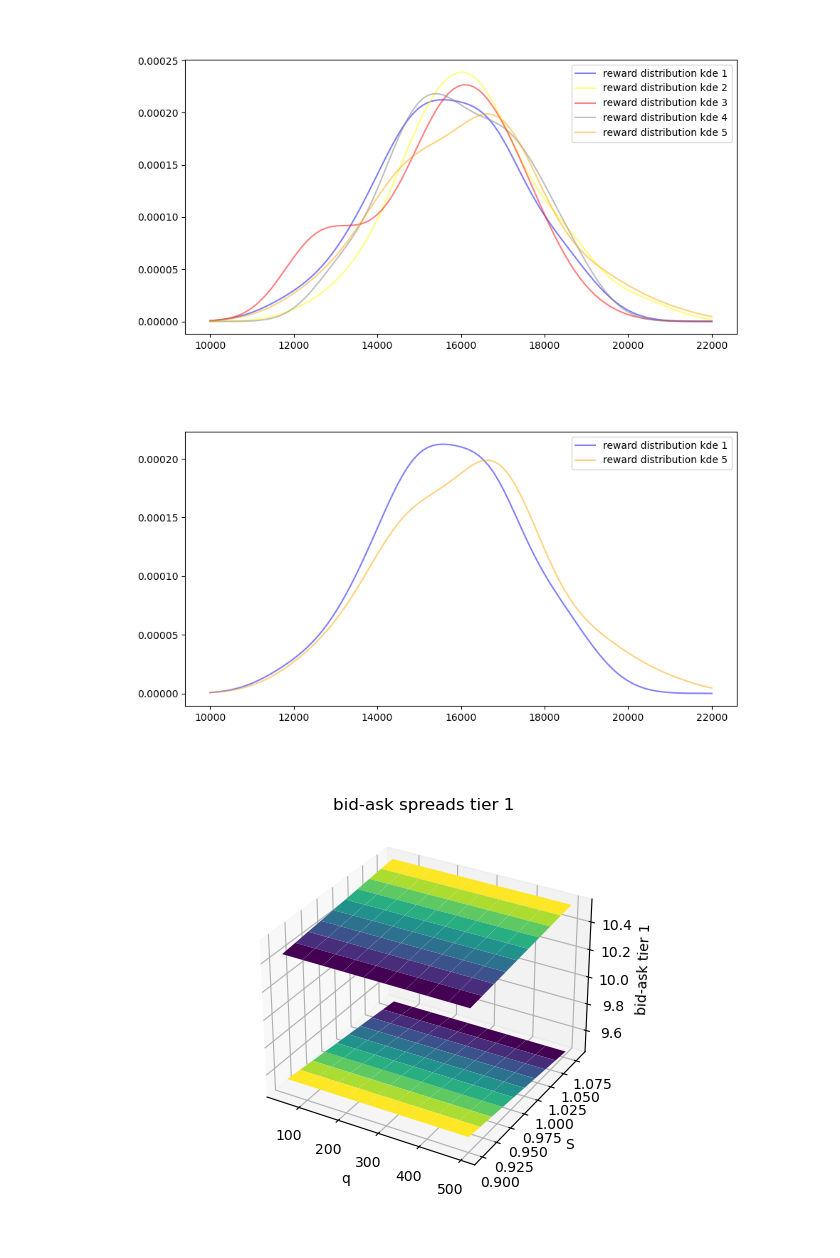
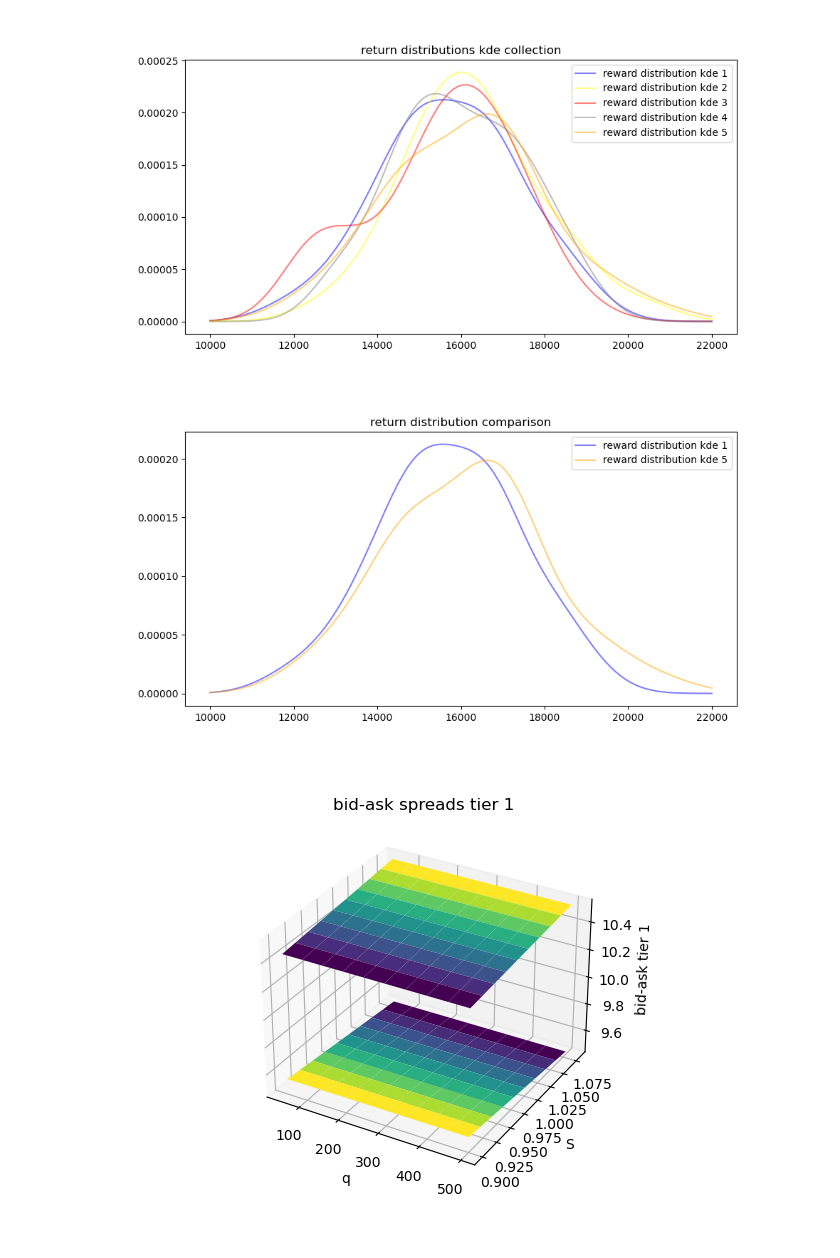
Before and after one commit to Zhou-spec/OTC_Marketing_Making, a Jupyter notebook: graph_policy_iteration.ipynb, the cells around one changed output. Drawn from its saved outputs; the diff is of its cells as text; code cells hidden in the pictures.

```diff
--- a/graph_policy_iteration.ipynb
+++ b/graph_policy_iteration.ipynb
@@ -12,9 +12,10 @@ for i in range(5):
     kde = gaussian_kde(reward_distribution[i])
     x = np.linspace(10000, 22000, 100)
     plt.figure(figsize=(10, 5))
+    plt.title('return distribution {}'.format(i + 1))
     plt.hist(reward_distribution[i], bins=20, density=True, label='reward distribution', edgecolor='black', alpha=0.5)
-    plt.plot(x, kde(x), label='reward distribution kde {}'.format(i), color='brown', alpha = 0.7)
+    plt.plot(x, kde(x), label='reward distribution kde', color='brown', alpha = 0.7)
     plt.legend()
-    #plt.savefig('reward_distribution.png')
+    plt.savefig('reward_distribution {}.png'.format(i))
     plt.show()
 # %% [output]
@@ -26,28 +27,29 @@ for i in range(5):
 # %%
 colors = ['blue', 'yellow', 'red', 'grey', 'orange']
 plt.figure(figsize=(10, 5))
+plt.title('return distributions kde collection')
 for i in range(5):
     kde = gaussian_kde(reward_distribution[i])
     x = np.linspace(10000, 22000, 100)
     plt.plot(x, kde(x), label='reward distribution kde {}'.format(i + 1), color = colors[i], alpha=0.5)
 plt.legend()
-#plt.savefig('reward_distribution.png')
+plt.savefig('reward_distribution_kde_collection.png')
 plt.show()
 # %% [output]
-[figure, old version]
+[figure, new version]
 # %%
 plt.figure(figsize=(10, 5))
-
+plt.title('return distribution comparison')
 kde1 = gaussian_kde(reward_distribution[0])
 kde2 = gaussian_kde(reward_distribution[4])
 x = np.linspace(10000, 22000, 100)
 plt.plot(x, kde1(x), label='reward distribution kde 1', color = 'blue', alpha=0.5)
 plt.plot(x, kde2(x), label='reward distribution kde 5', color = 'orange', alpha=0.5)
 plt.legend()
-#plt.savefig('reward_distribution.png')
+plt.savefig('reward_distribution_comparison.png')
 plt.show()
 # %% [output]
-[figure, old version]
+[figure, new version]
 # %%
 t_mat = [0, 0.1, 0.2, 0.3, 0.4, 0.5, 0.6, 0.7, 0.8, 0.9] #i
 S_mat = [0.9, 0.92, 0.94, 0.96, 0.98, 1, 1.02, 1.04, 1.06, 1.08] #k
```
Also changed, not shown: parts of 4 cells of this notebook, 12 other files.
